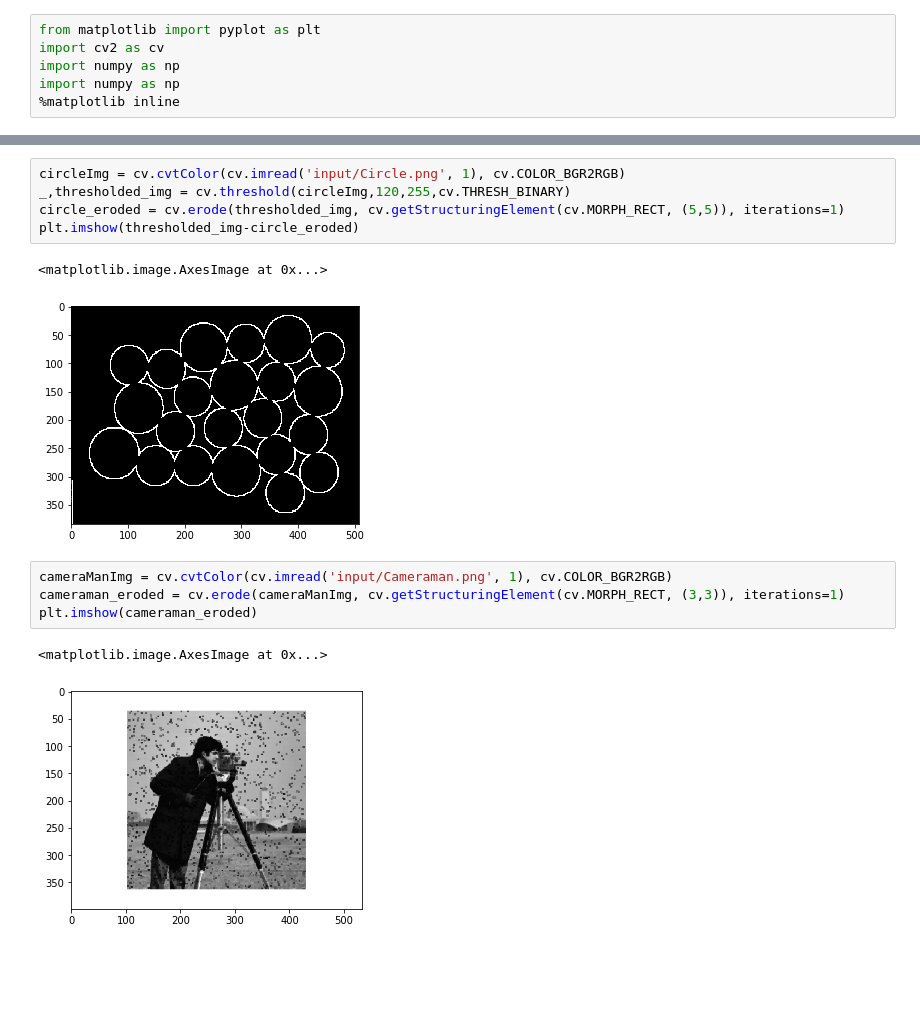
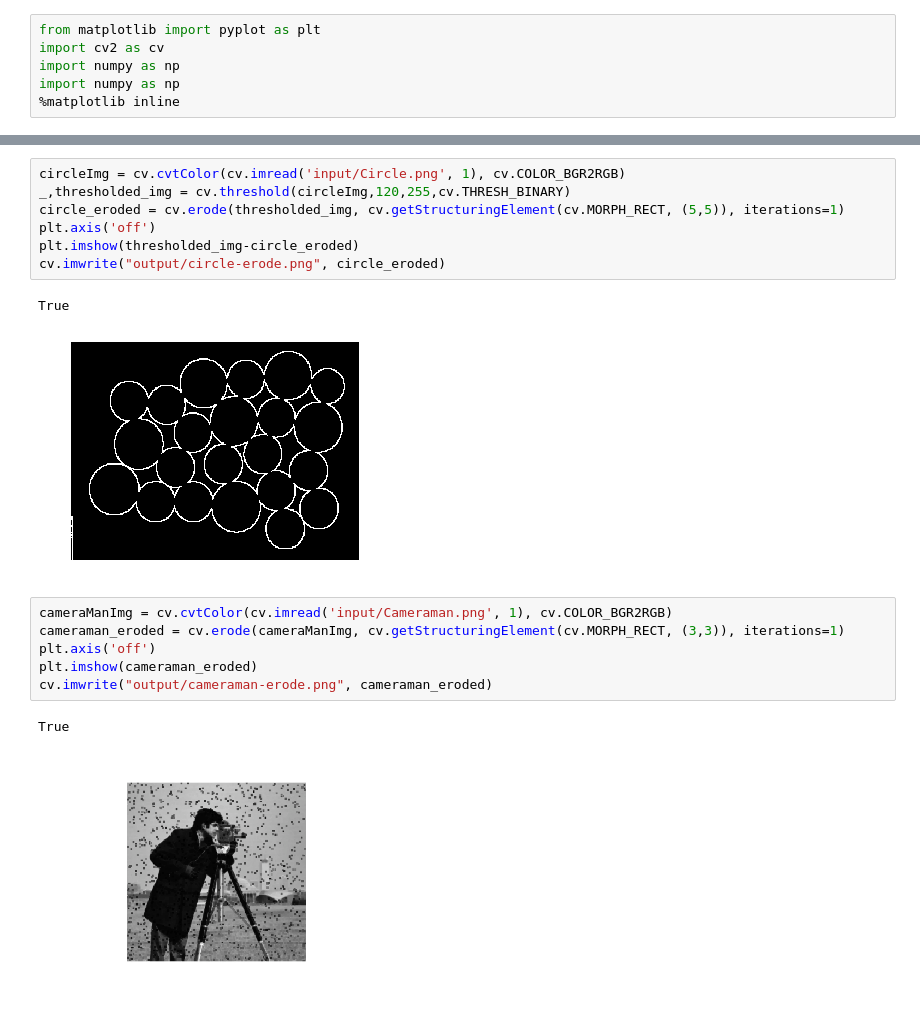
Before and after one commit to nabilnegm/image-tunning, a Jupyter notebook: main.ipynb, the cells around one changed output, grey strips where cells are left out. Drawn from its saved outputs; the diff is of its cells as text; blank space fills up the shorter version.

```diff
--- a/main.ipynb
+++ b/main.ipynb
@@ -55,14 +62,18 @@ plt.imshow(circle_eroded)
 circleImg = cv.cvtColor(cv.imread('input/Circle.png', 1), cv.COLOR_BGR2RGB)
 _,thresholded_img = cv.threshold(circleImg,120,255,cv.THRESH_BINARY)
 circle_eroded = cv.erode(thresholded_img, cv.getStructuringElement(cv.MORPH_RECT, (5,5)), iterations=1)
+plt.axis('off')
 plt.imshow(thresholded_img-circle_eroded)
+cv.imwrite("output/circle-erode.png", circle_eroded)
 # %% [output]
-<matplotlib.image.AxesImage at 0x...>
+True
-[figure, old version]
+[figure, new version]
 # %%
 cameraManImg = cv.cvtColor(cv.imread('input/Cameraman.png', 1), cv.COLOR_BGR2RGB)
 cameraman_eroded = cv.erode(cameraManImg, cv.getStructuringElement(cv.MORPH_RECT, (3,3)), iterations=1)
+plt.axis('off')
 plt.imshow(cameraman_eroded)
+cv.imwrite("output/cameraman-erode.png", cameraman_eroded)
 # %% [output]
-<matplotlib.image.AxesImage at 0x...>
+True
-[figure, old version]
+[figure, new version]
```
Also changed, not shown: parts of 21 cells of this notebook, 11 other files.
